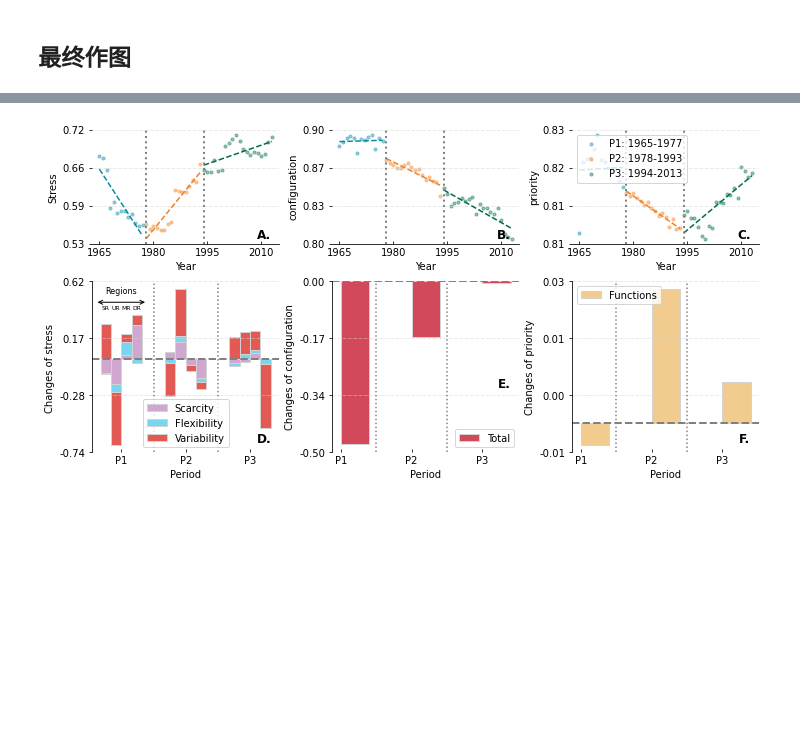
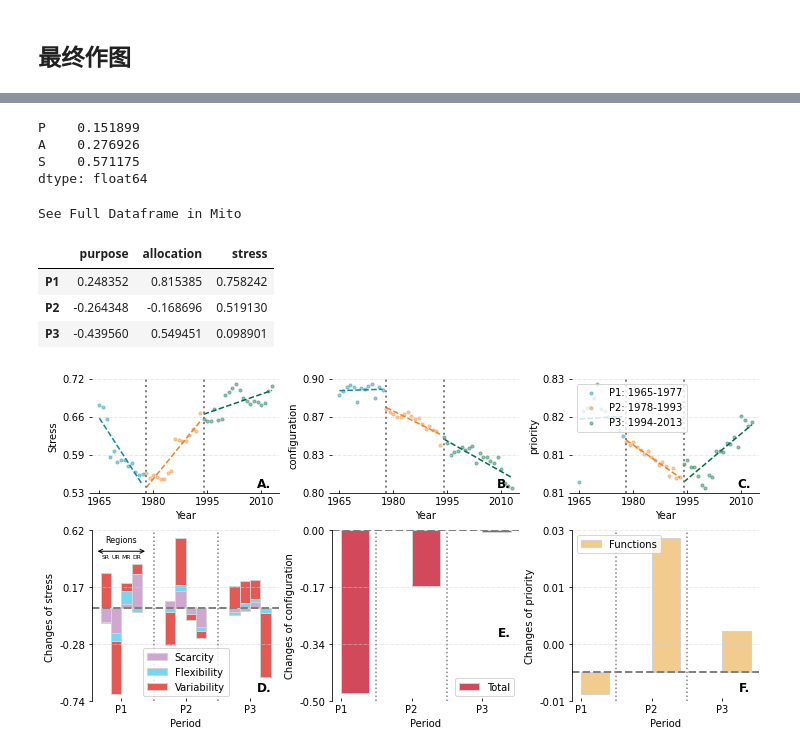
Before and after one commit to SongshGeo/Water-Governance-Regimes, a Jupyter notebook: notebooks/water_regime_index.ipynb, the cells around one changed output, grey strips where cells are left out. Drawn from its saved outputs; the diff is of its cells as text; code cells hidden in the pictures; blank space fills up the shorter version.

```diff
--- a/notebooks/water_regime_index.ipynb
+++ b/notebooks/water_regime_index.ipynb
@@ -1065,3 +1026,20 @@ dtype: float64
+# %%
+temp_df = iwru_df.loc[2001:2013, ['P', 'A', 'S']].mean()
+
+temp_df / temp_df.sum()
+# %% [output]
+P    0.151899
+A    0.276926
+S    0.571175
+dtype: float64
+# %%
+corr_results
+# %% [output]
+See Full Dataframe in Mito
+|  | purpose | allocation | stress |
+| P1 | 0.248352 | 0.815385 | 0.758242 |
+| P2 | -0.264348 | -0.168696 | 0.519130 |
+| P3 | -0.439560 | 0.549451 | 0.098901 |
 # %%
 fig = plt.figure(figsize=(10, 5), constrained_layout=True)
 
```
Also changed, not shown: parts of 2 cells of this notebook, 17 other files.
